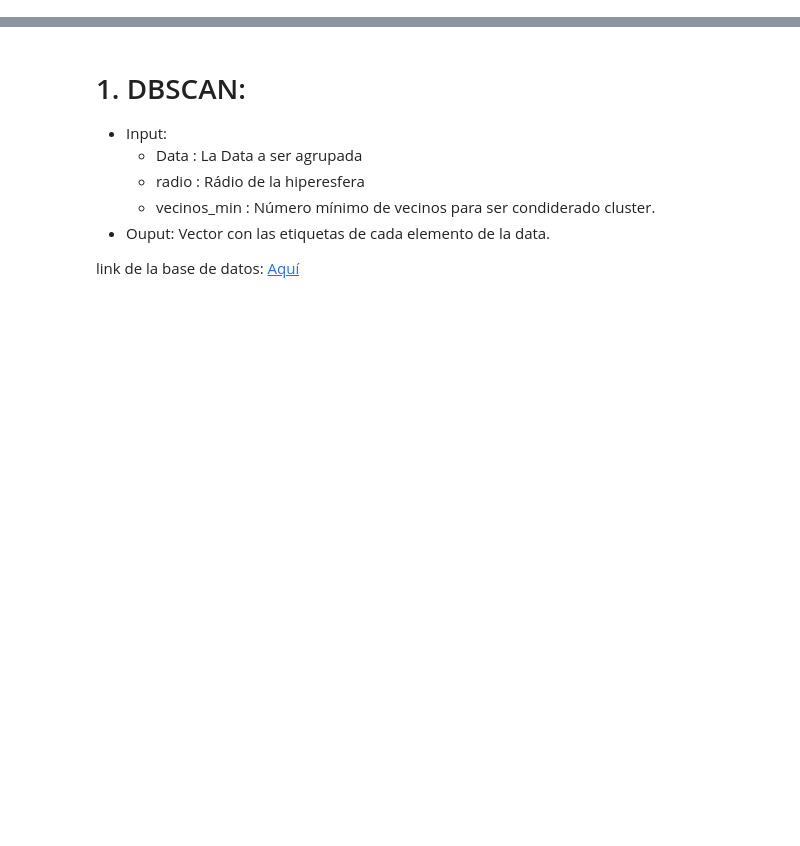
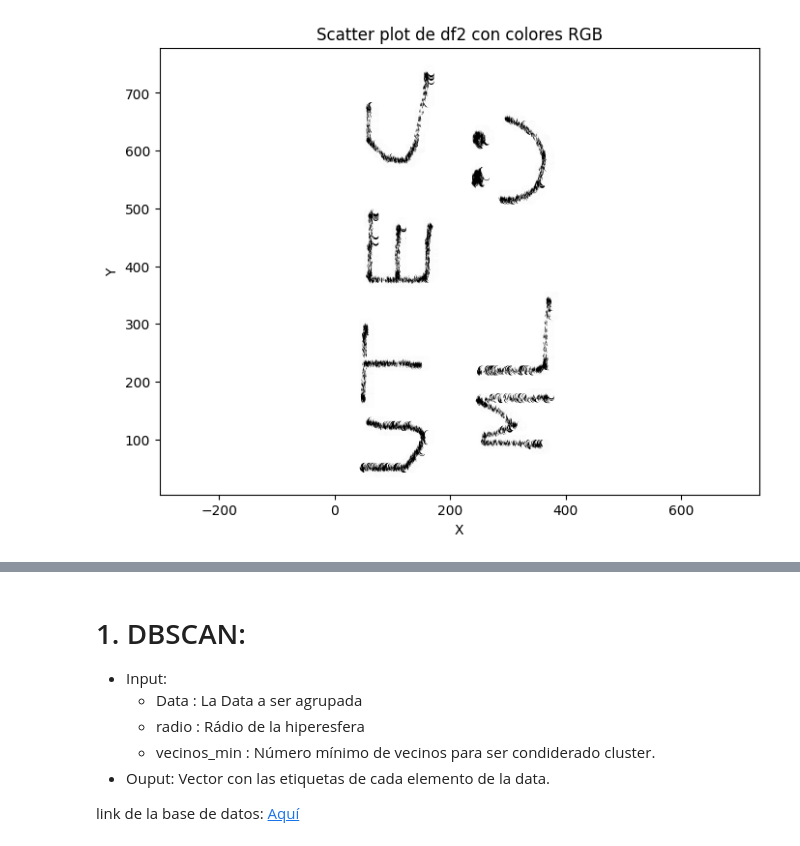
Before and after one commit to BrajanNieto/Mlearning, a Jupyter notebook: DBSCAN_Misterio.ipynb, the cells around one changed output, grey strips where cells are left out. Saved outputs shown, nothing was run; the diff lists cells and outputs as text; code cells hidden in the pictures; blank space fills up the shorter version.

```diff
--- a/DBSCAN_Misterio.ipynb
+++ b/DBSCAN_Misterio.ipynb
@@ -28,2 +26,10 @@ Write the names and surnames of the members and the percentage of participation
 import numpy as np
 import matplotlib.pyplot as plt
+# %%
+url = "https://raw.githubusercontent.com/BrajanNieto/Mlearning/main/misterio.csv"
+df = pd.read_csv(
+    url,
+    header=None,                       # No hay fila de encabezado en el CSV
+    names=['X', 'Y', 'R', 'G', 'B']    # Nombres que quieres dar a cada columna
+)
+df.head()
@@ -29,0 +43,11 @@ import matplotlib.pyplot as plt
+# %%
+colors = df[['R','G','B']].values / 255.0
+plt.figure(figsize=(8, 6))
+plt.scatter(df2['X'], df['Y'], c=colors, s=10, marker='o')
+plt.xlabel('X')
+plt.ylabel('Y')
+plt.title('Scatter plot de df2 con colores RGB')
+plt.axis('equal')  # para que los ejes X e Y tengan la misma escala
+plt.show()
+# %% [output]
+[figure, added]
```
Also changed, not shown: parts of 8 cells of this notebook.
